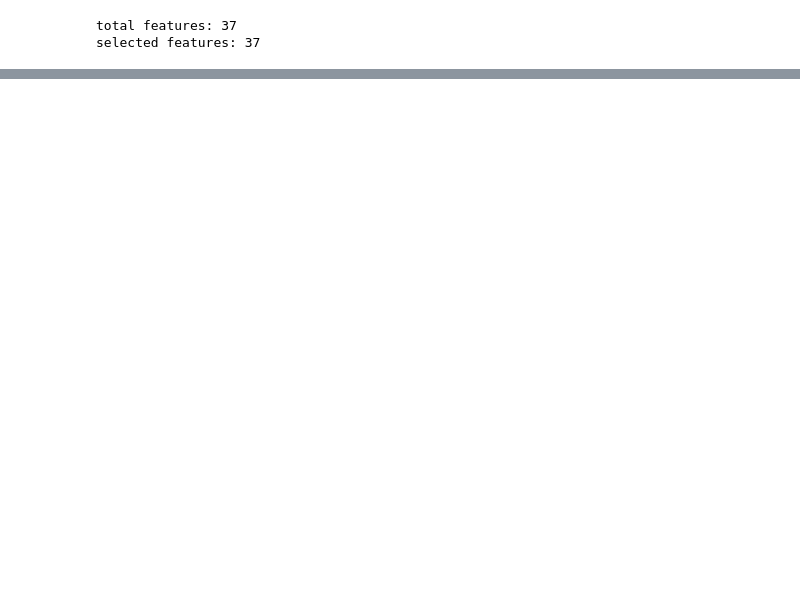
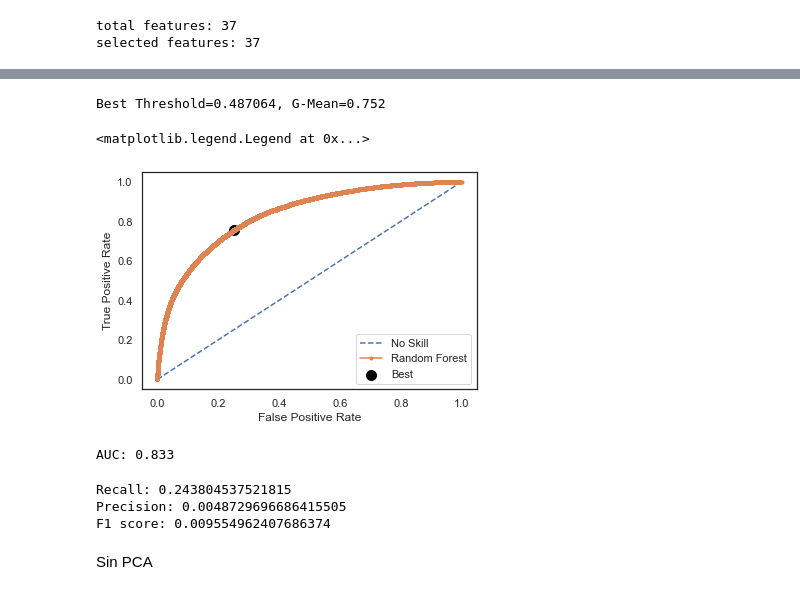
Before and after one commit to Randy03/cunef_ml_canadian_crash, a Jupyter notebook: notebooks/EDA_C_SEV.ipynb, the cells around one changed output, grey strips where cells are left out. Cells and saved outputs as stored; diff of their text form; code cells hidden in the pictures; blank space fills up the shorter version.

```diff
--- a/notebooks/EDA_C_SEV.ipynb
+++ b/notebooks/EDA_C_SEV.ipynb
@@ -384,0 +477,39 @@ selected features: 37
+# %%
+pred_test = clf_pca.predict_proba(X_test_pca)
+# %%
+yhat_test = pred_test[:, 1]
+
+fpr, tpr, thresholds = metrics.roc_curve(y_test, yhat_test)
+gmeans = np.sqrt(tpr * (1-fpr))
+
+ix = np.argmax(gmeans)
+print('Best Threshold=%f, G-Mean=%.3f' % (thresholds[ix], gmeans[ix]))
+
+
+plt.plot([0,1], [0,1], linestyle='--', label='No Skill')
+plt.plot(fpr, tpr, marker='.', label='Random Forest')
+plt.scatter(fpr[ix], tpr[ix], s=100, marker='o', color='black', label='Best')
+
+plt.xlabel('False Positive Rate')
+plt.ylabel('True Positive Rate')
+plt.legend()
+# %% [output]
+Best Threshold=0.487064, G-Mean=0.752
+<matplotlib.legend.Legend at 0x...>
+[figure, added]
+# %%
+auc = metrics.roc_auc_score(y_test, yhat_test)
+print('AUC: %.3f' % auc)
+# %% [output]
+AUC: 0.833
+# %%
+predictions = (yhat_test < thresholds[ix]).astype(int)
+print(f'Recall: {metrics.recall_score(y_test, predictions)}')
+print(f'Precision: {metrics.precision_score(y_test, predictions)}')
+print(f'F1 score: {metrics.f1_score(y_test,predictions)}')
+# %% [output]
+Recall: 0.243804537521815
+Precision: 0.0048729696686415505
+F1 score: 0.009554962407686374
+# %% [markdown]
+Sin PCA
```
Also changed, not shown: parts of 13 cells of this notebook, 2 other files.
